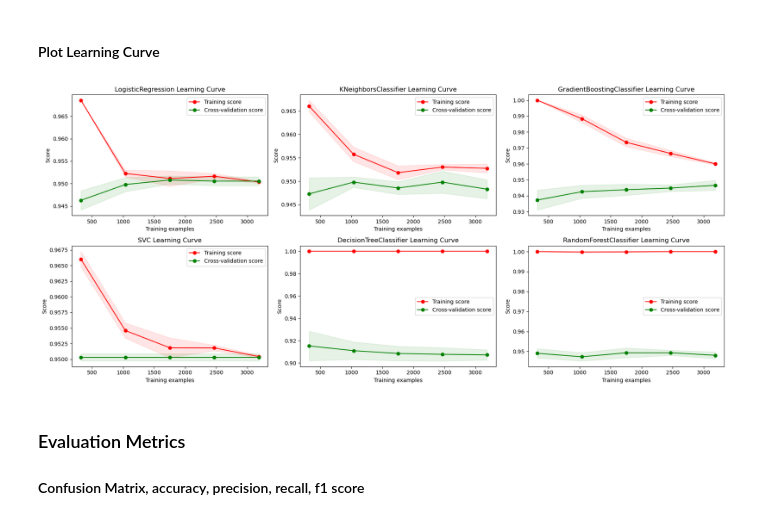
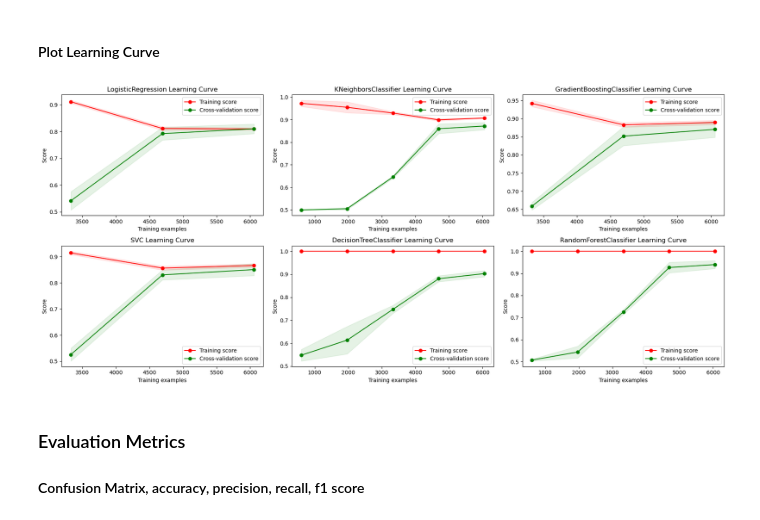
Before and after one commit to rubaawad/Brain_stroke_prediction, a Jupyter notebook: src/components/notebook/data/MODEL TRAINING.ipynb, the cells around one changed output. Saved outputs shown, nothing was run; the diff lists cells and outputs as text; code cells hidden in the pictures.

Commit message:
Updated model training and web app

```diff
--- a/src/components/notebook/data/MODEL TRAINING.ipynb
+++ b/src/components/notebook/data/MODEL TRAINING.ipynb
@@ -166,7 +571,7 @@ from sklearn.ensemble import GradientBoostingClassifier
 gb = GradientBoostingClassifier(n_estimators=100, learning_rate=0.1, random_state=42)
 
 # Train the model on the training data
-gb.fit(X_train, y_train)
+gb.fit(X_train_scaled, y_train_balanced)
 # %% [output]
 GradientBoostingClassifier(random_state=42)
 # %% [markdown]
@@ -179,7 +584,7 @@ from sklearn.tree import DecisionTreeClassifier
 dt = DecisionTreeClassifier()
 
 # Fitting the decision tree model to the training data
-dt.fit(X_train, y_train)
+dt.fit(X_train_scaled, y_train_balanced)
 # %% [output]
 DecisionTreeClassifier()
 # %% [markdown]
@@ -192,7 +597,7 @@ from sklearn.ensemble import RandomForestClassifier
 rf = RandomForestClassifier()
 
 # Fitting the random forest model to the training data
-rf.fit(X_train, y_train)
+rf.fit(X_train_scaled, y_train_balanced)
 # %% [output]
 RandomForestClassifier()
 # %% [markdown]
@@ -285,9 +690,9 @@ from sklearn.model_selection import learning_curve
 from sklearn.metrics import roc_curve, auc
 
 # Define a function to plot learning curves
-def plot_learning_curve(estimator, title, X_train, y_train, cv=None, n_jobs=-1, ax=None):
+def plot_learning_curve(estimator, title, X_train_scaled, y_train_balanced, cv=None, n_jobs=-1, ax=None):
     # Generate learning curves using learning_curve function
-    train_sizes, train_scores, test_scores = learning_curve(estimator, X_train, y_train, cv=cv, n_jobs=n_jobs)
+    train_sizes, train_scores, test_scores = learning_curve(estimator, X_train_scaled, y_train_balanced, cv=cv, n_jobs=n_jobs)
     # Compute mean and standard deviation of training scores
     train_mean = np.mean(train_scores, axis=1)
     train_std = np.std(train_scores, axis=1)
@@ -318,23 +723,23 @@ def plot_learning_curve(estimator, title, X_train, y_train, cv=None, n_jobs=-1,
 # %%
 # Define the layout of the grid
 num_rows = 2
 num_cols = 3
 fig, axes = plt.subplots(num_rows, num_cols, figsize=(18, 8))
 
 # Flatten the axes array to iterate over subplots
 axes = axes.flatten()
 
 for i, model in enumerate(models):
-    plot_learning_curve(model, f"{model.__class__.__name__} Learning Curve", X_train, y_train, cv=5, ax=axes[i])
+    plot_learning_curve(model, f"{model.__class__.__name__} Learning Curve", X_train_scaled, y_train_balanced, cv=5, ax=axes[i])
 
     # Set title for each subplot
     axes[i].set_title(f"{model.__class__.__name__} Learning Curve")
 
 # Adjust layout to prevent overlapping
 plt.tight_layout()
 plt.show()
 # %% [output]
-[figure, old version]
+[figure, new version]
 # %% [markdown]
 ### Evaluation Metrics
 #### Confusion Matrix, accuracy, precision, recall, f1 score
```
Also changed, not shown: parts of 38 cells of this notebook, 8 other files.
